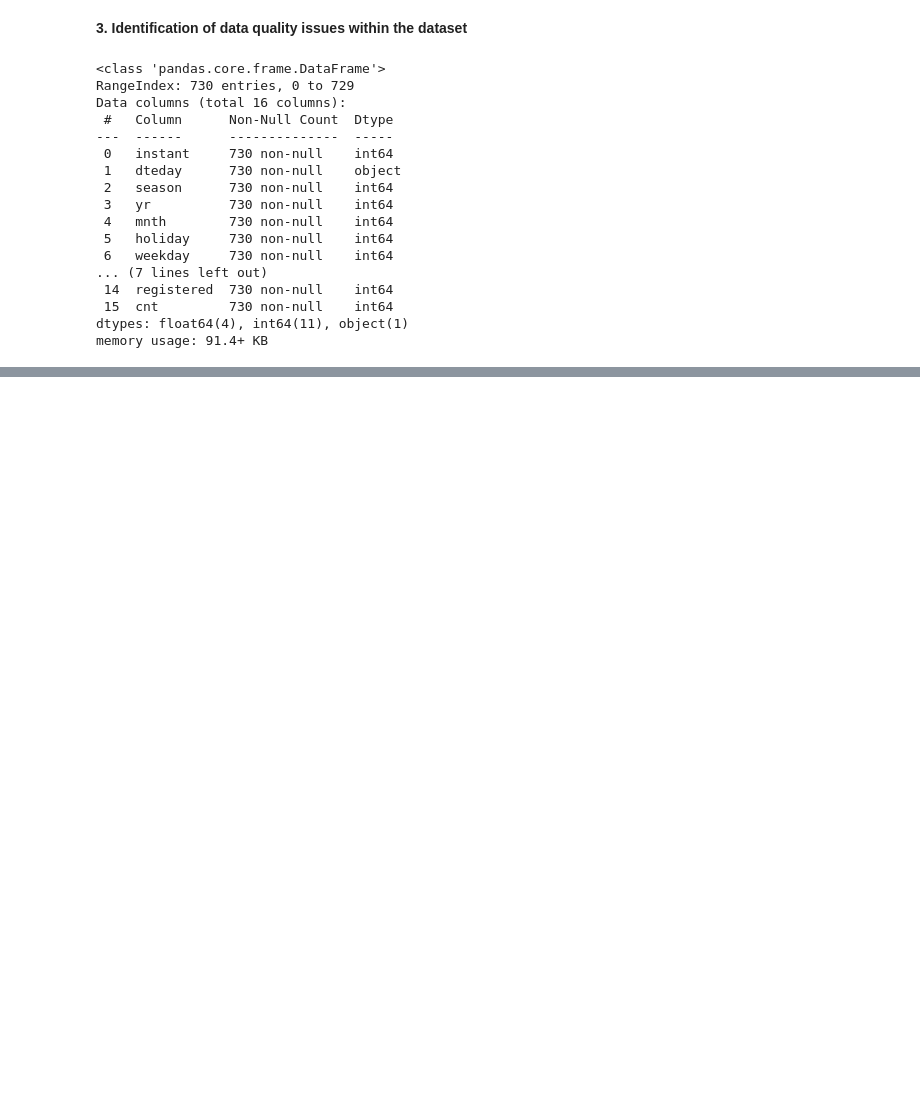
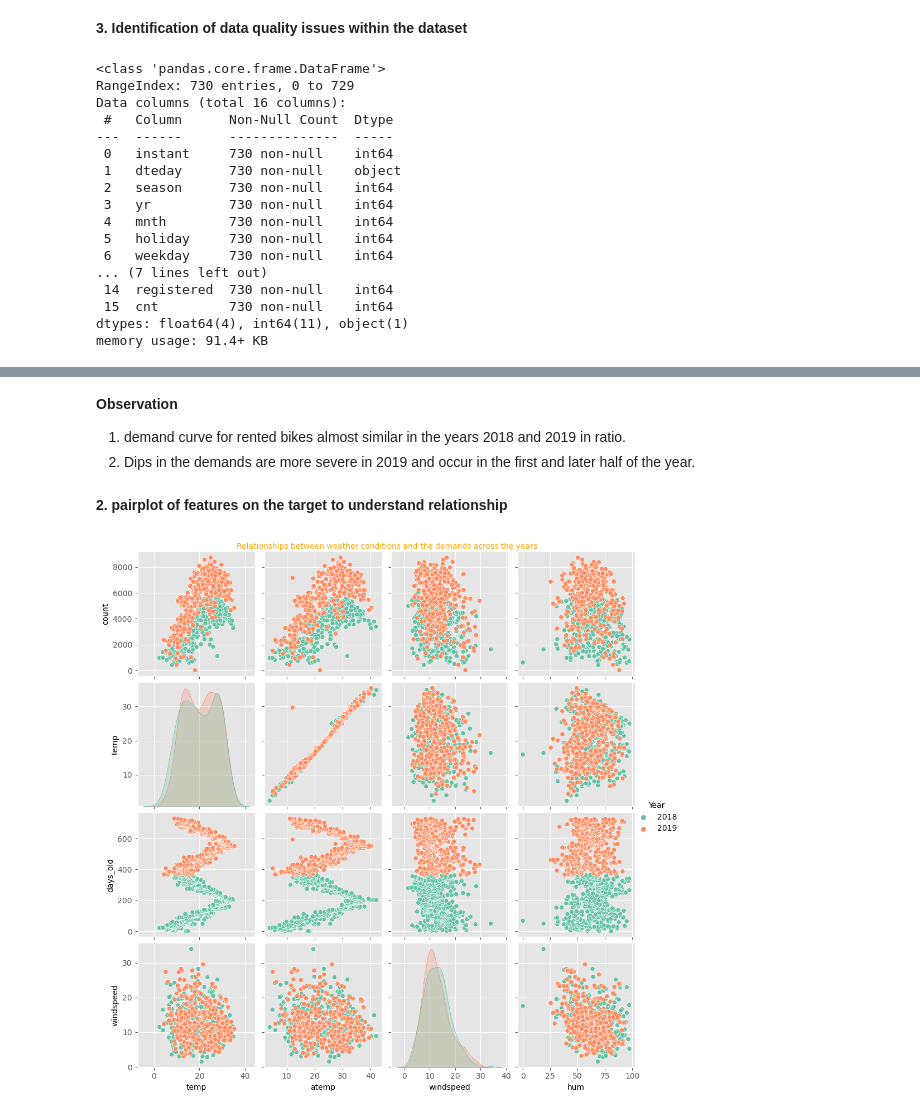
Before and after one commit to andrea-naz7/Bike_sharing_CaseStudy, a Jupyter notebook: Bike_sharing_Andrea.ipynb, the cells around one changed output, grey strips where cells are left out. Cells and saved outputs as stored; diff of their text form; code cells hidden in the pictures; blank space fills up the shorter version.

```diff
--- a/Bike_sharing_Andrea.ipynb
+++ b/Bike_sharing_Andrea.ipynb
@@ -155,0 +221,16 @@ status.head()
+# %% [markdown]
+**Observation**<br>
+1. demand curve for rented bikes almost similar in the years 2018 and 2019 in ratio.<br>
+2. Dips in the demands are more severe in 2019 and occur in the first and later half of the year.<br>
+# %% [markdown]
+**2. pairplot of features on the target to understand relationship**
+# %%
+L = sns.pairplot(inp1, x_vars=['temp','atemp', 'windspeed','hum'],y_vars=['count','temp','days_old','windspeed'],
+                 hue ='year',palette='Set2')
+L.fig.suptitle('Relationships between weather conditions and the demands across the years',y=1,fontsize=10,color='Orange')
+L._legend.set_title('Year')
+L._legend.get_texts()[0].set_text('2018')
+L._legend.get_texts()[1].set_text('2019')
+plt.show()
+# %% [output]
+[figure, added]
```
Also changed, not shown: parts of 70 cells of this notebook, 1 other file.
